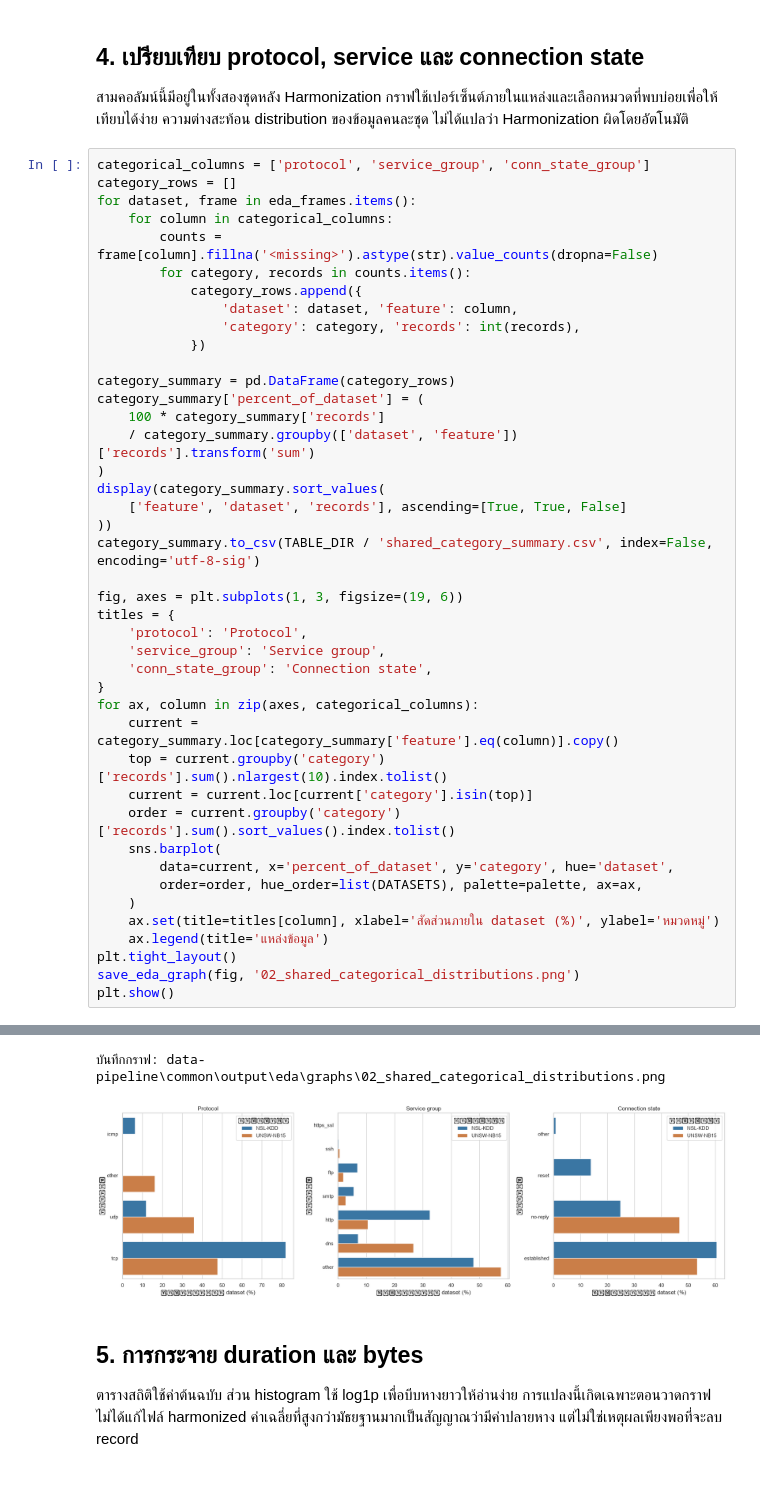
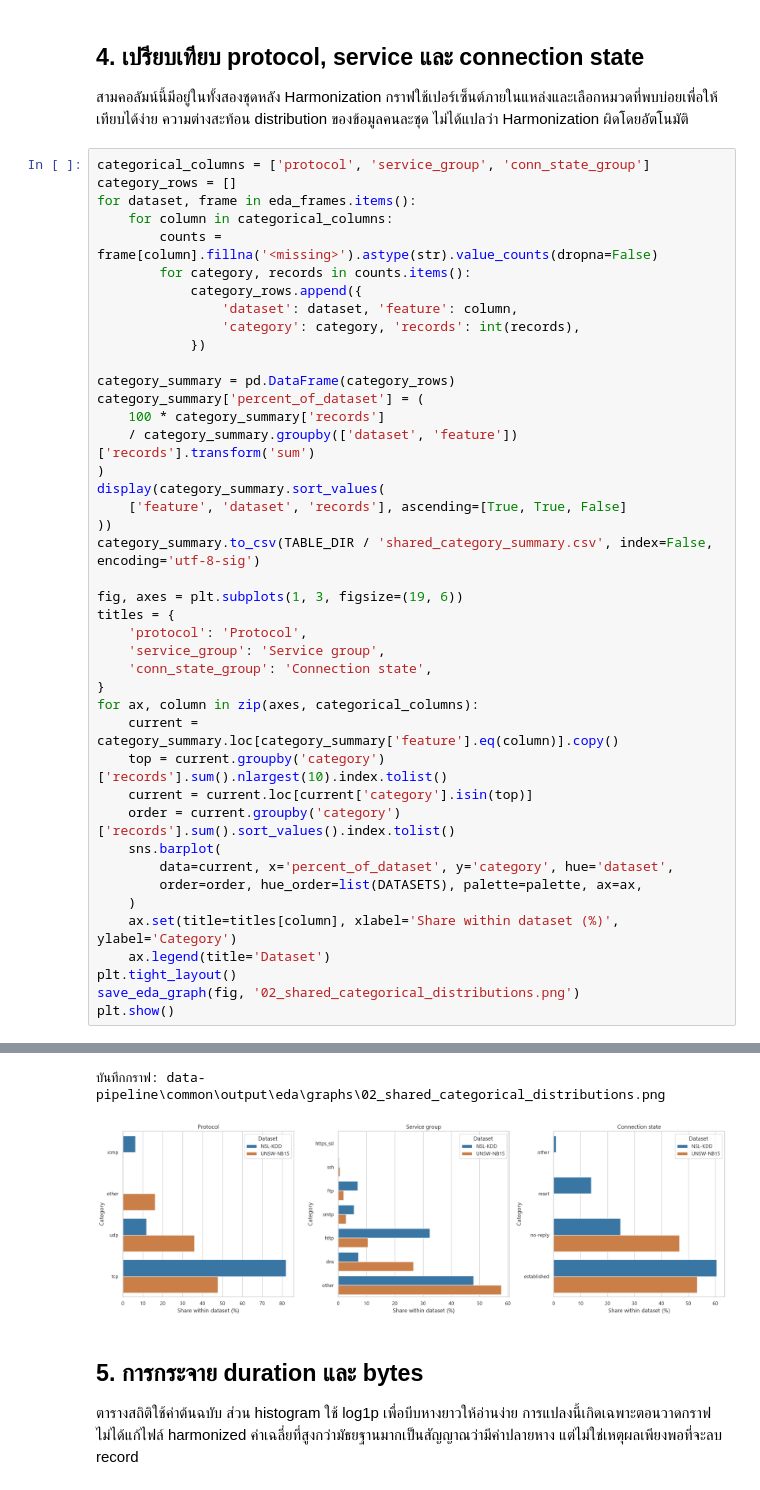
Before and after one commit to kokonj456-dotcom/CSI-ML-Network-Traffic-Detection, a Jupyter notebook: data-pipeline/common/eda.ipynb, the cells around one changed output, grey strips where cells are left out. Saved outputs shown, nothing was run; the diff lists cells and outputs as text.

```diff
--- a/data-pipeline/common/eda.ipynb
+++ b/data-pipeline/common/eda.ipynb
@@ -368,36 +368,36 @@ for ax, column in zip(axes, categorical_columns):
     current = category_summary.loc[category_summary['feature'].eq(column)].copy()
     top = current.groupby('category')['records'].sum().nlargest(10).index.tolist()
     current = current.loc[current['category'].isin(top)]
     order = current.groupby('category')['records'].sum().sort_values().index.tolist()
     sns.barplot(
         data=current, x='percent_of_dataset', y='category', hue='dataset',
         order=order, hue_order=list(DATASETS), palette=palette, ax=ax,
     )
-    ax.set(title=titles[column], xlabel='สัดส่วนภายใน dataset (%)', ylabel='หมวดหมู่')
-    ax.legend(title='แหล่งข้อมูล')
+    ax.set(title=titles[column], xlabel='Share within dataset (%)', ylabel='Category')
+    ax.legend(title='Dataset')
 plt.tight_layout()
 save_eda_graph(fig, '02_shared_categorical_distributions.png')
 plt.show()
 # %% [output]
 |  | dataset | feature | category | records | percent_of_dataset |
 | 9 | NSL-KDD | conn_state_group | established | 89820 | 60.478 |
 | 10 | NSL-KDD | conn_state_group | no-reply | 36864 | 24.821 |
 | 11 | NSL-KDD | conn_state_group | reset | 20613 | 13.879 |
 | 12 | NSL-KDD | conn_state_group | other | 1220 | 0.821 |
 | 24 | UNSW-NB15 | conn_state_group | established | 137298 | 53.284 |
 | 25 | UNSW-NB15 | conn_state_group | no-reply | 120271 | 46.676 |
 | 26 | UNSW-NB15 | conn_state_group | reset | 84 | 0.033 |
 | 27 | UNSW-NB15 | conn_state_group | other | 20 | 0.008 |
 | 0 | NSL-KDD | protocol | tcp | 121569 | 81.855 |
 | 1 | NSL-KDD | protocol | udp | 17614 | 11.860 |
 | ... | ... | ... | ... | ... | ... |
 | 19 | UNSW-NB15 | service_group | http | 27011 | 10.483 |
 | 20 | UNSW-NB15 | service_group | smtp | 6909 | 2.681 |
 | 21 | UNSW-NB15 | service_group | ftp | 4980 | 1.933 |
 | 22 | UNSW-NB15 | service_group | ssh | 1506 | 0.584 |
 | 23 | UNSW-NB15 | service_group | https_ssl | 86 | 0.033 |
 บันทึกกราฟ: data-pipeline\common\output\eda\graphs\02_shared_categorical_distributions.png
-[figure, old version]
+[figure, new version]
 # %% [markdown]
 ## 5. การกระจาย duration และ bytes
 
```
Also changed, not shown: parts of 4 cells of this notebook, 5 other files.
